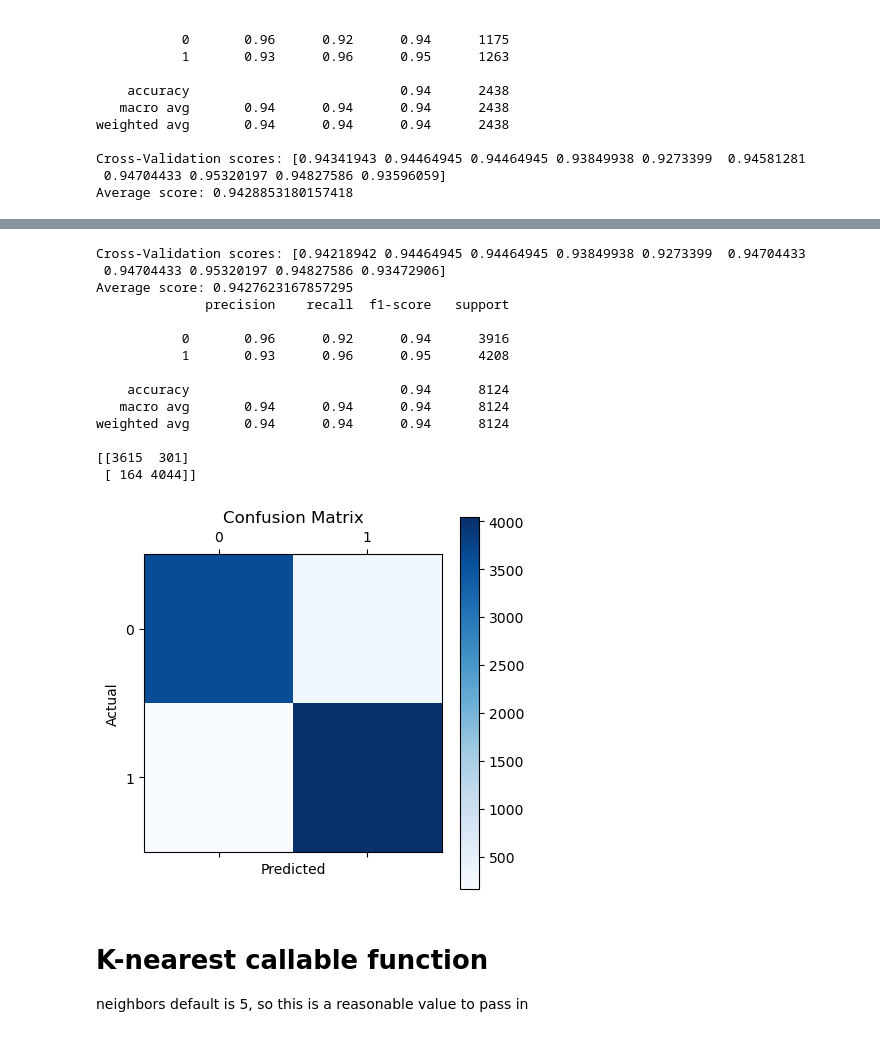
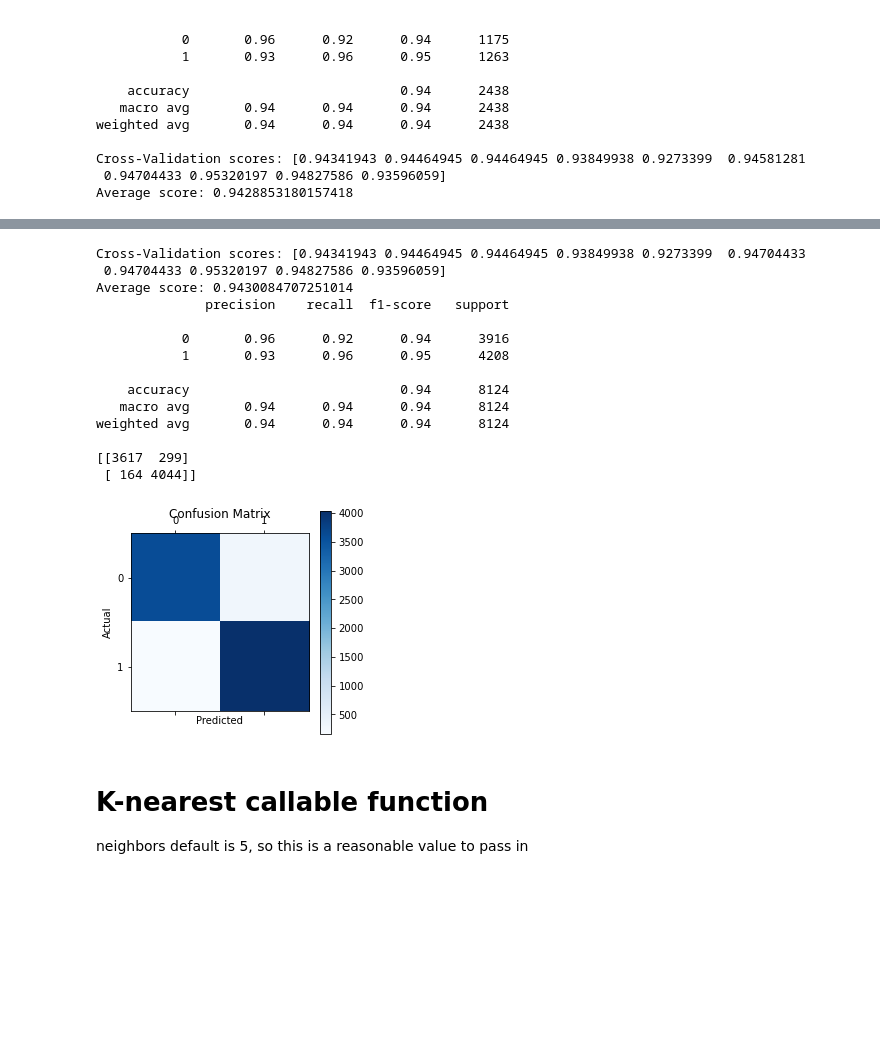
Before and after one commit to T-Tatsuya-W/AI_Coursework, a Jupyter notebook: workings.ipynb, the cells around one changed output, grey strips where cells are left out. Saved outputs shown, nothing was run; the diff lists cells and outputs as text; code cells hidden in the pictures; blank space fills up the shorter version.

```diff
--- a/workings.ipynb
+++ b/workings.ipynb
@@ -468,5 +468,5 @@ LogisticRegression(C=59.94842503189409, penalty='l1', solver='liblinear')
 # %%
-LogReg3=LogisticRegression(C=1, penalty='l1', solver='liblinear')
+LogReg3=LogisticRegression(C=1, penalty='l2', solver='liblinear')
 
 # LogReg3.fit(X_train,y_train)
 
@@ -478,38 +478,38 @@ print('Average score: {}'.format(logregBestScore))
 
 
 
 LogRegPredictions = cross_val_predict(LogReg3, X, y, cv=10)
 print(classification_report(y, LogRegPredictions))
 
 
 # confusion matrix
 conf_matrix = confusion_matrix(y, LogRegPredictions)
 print(conf_matrix)
 
 
 
 plt.matshow(conf_matrix, cmap=plt.cm.Blues)
 plt.title("Confusion Matrix")
 plt.colorbar()
 plt.xlabel("Predicted")
 plt.ylabel("Actual")
 plt.show()
 # %% [output]
-Cross-Validation scores: [0.94218942 0.94464945 0.94464945 0.93849938 0.9273399  0.94704433
- 0.94704433 0.95320197 0.94827586 0.93472906]
-Average score: 0.9427623167857295
+Cross-Validation scores: [0.94341943 0.94464945 0.94464945 0.93849938 0.9273399  0.94704433
+ 0.94704433 0.95320197 0.94827586 0.93596059]
+Average score: 0.9430084707251014
               precision    recall  f1-score   support
 
            0       0.96      0.92      0.94      3916
            1       0.93      0.96      0.95      4208
 
     accuracy                           0.94      8124
    macro avg       0.94      0.94      0.94      8124
 weighted avg       0.94      0.94      0.94      8124
 
-[[3615  301]
+[[3617  299]
  [ 164 4044]]
-[figure, old version]
+[figure, new version]
 # %% [markdown]
 # K-nearest callable function
 neighbors default is 5, so this is a reasonable value to pass in
```
Also changed, not shown: parts of 14 cells of this notebook.
